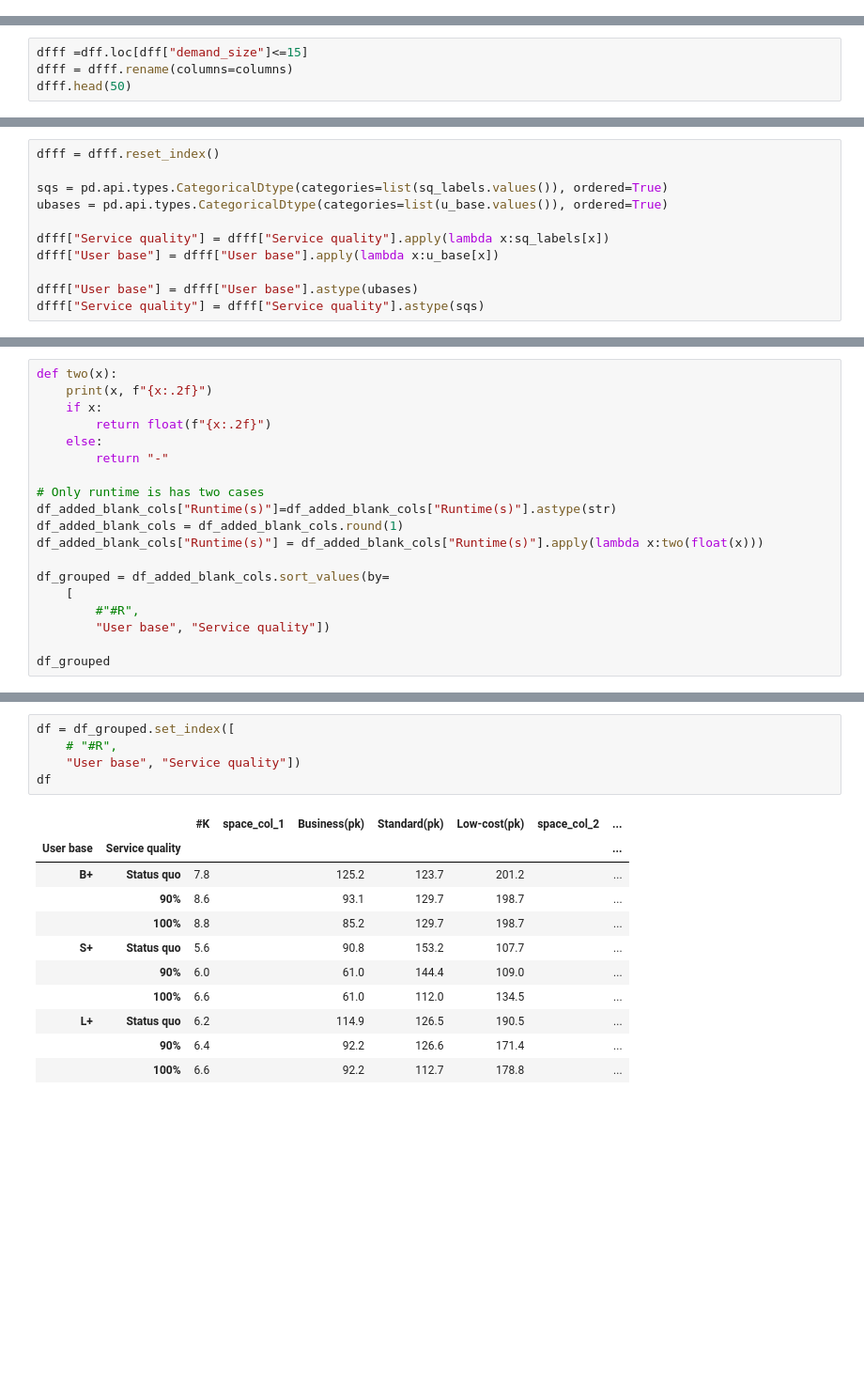
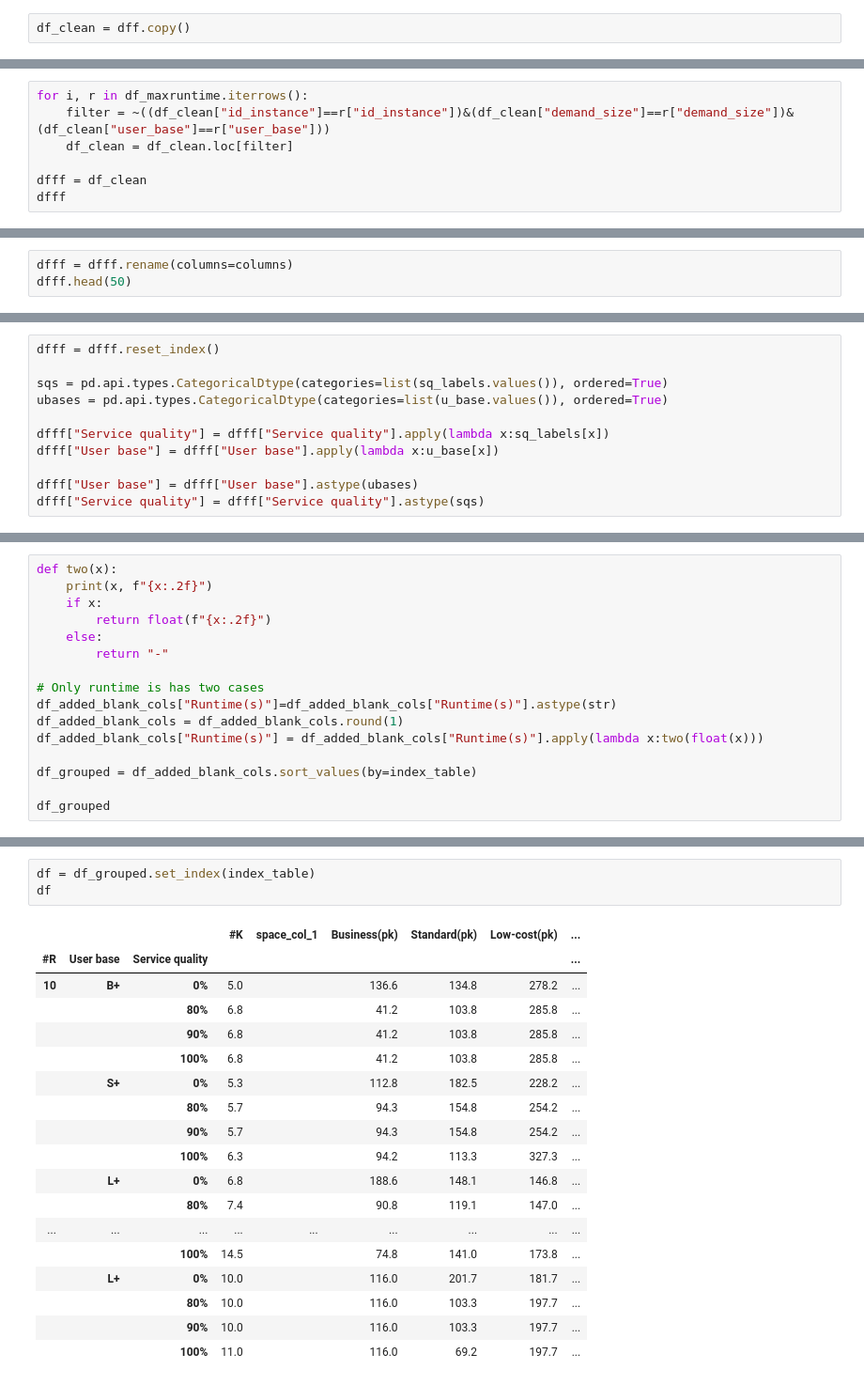
Before and after one commit to brenobeirigo/input_tripdata, a Jupyter notebook: analysis/darp_sq.ipynb, the cells around one changed output, grey strips where cells are left out. Shown at 94% size. Cells and saved outputs as stored; diff of their text form; blank space fills up the shorter version.

```diff
--- a/analysis/darp_sq.ipynb
+++ b/analysis/darp_sq.ipynb
@@ -115,0 +141,2 @@ dff
+# %%
+df_clean = dff.copy()
@@ -115,0 +159,7 @@ dff
+# %%
+for i, r in df_maxruntime.iterrows():
+    filter = ~((df_clean["id_instance"]==r["id_instance"])&(df_clean["demand_size"]==r["demand_size"])&(df_clean["user_base"]==r["user_base"]))
+    df_clean = df_clean.loc[filter]
+
+dfff = df_clean
+dfff
@@ -116,5 +182,4 @@ dff
 # %%
-dfff =dff.loc[dff["demand_size"]<=15]
 dfff = dfff.rename(columns=columns)
 dfff.head(50)
 # %% [output]
@@ -231,10 +347,7 @@ df_added_blank_cols["Runtime(s)"]=df_added_blank_cols["Runtime(s)"].astype(str)
 df_added_blank_cols = df_added_blank_cols.round(1)
 df_added_blank_cols["Runtime(s)"] = df_added_blank_cols["Runtime(s)"].apply(lambda x:two(float(x)))
 
-df_grouped = df_added_blank_cols.sort_values(by=
-    [
-        #"#R",
-        "User base", "Service quality"])
+df_grouped = df_added_blank_cols.sort_values(by=index_table)
 
 df_grouped
 # %% [output]
@@ -265,17 +393,22 @@ See the caveats in the documentation: https://pandas.pydata.org/pandas-docs/stab
 # %%
-df = df_grouped.set_index([
-    # "#R",
-    "User base", "Service quality"])
+df = df_grouped.set_index(index_table)
 df
 # %% [output]
-|  |  | #K | space_col_1 | Business(pk) | Standard(pk) | Low-cost(pk) | space_col_2 | ... |
-| User base | Service quality |  |  |  |  |  |  | ... |
-| B+ | Status quo | 7.8 |  | 125.2 | 123.7 | 201.2 |  | ... |
-|  | 90% | 8.6 |  | 93.1 | 129.7 | 198.7 |  | ... |
-|  | 100% | 8.8 |  | 85.2 | 129.7 | 198.7 |  | ... |
-| S+ | Status quo | 5.6 |  | 90.8 | 153.2 | 107.7 |  | ... |
-|  | 90% | 6.0 |  | 61.0 | 144.4 | 109.0 |  | ... |
-|  | 100% | 6.6 |  | 61.0 | 112.0 | 134.5 |  | ... |
-| L+ | Status quo | 6.2 |  | 114.9 | 126.5 | 190.5 |  | ... |
-|  | 90% | 6.4 |  | 92.2 | 126.6 | 171.4 |  | ... |
-|  | 100% | 6.6 |  | 92.2 | 112.7 | 178.8 |  | ... |
+|  |  |  | #K | space_col_1 | Business(pk) | Standard(pk) | Low-cost(pk) | ... |
+| #R | User base | Service quality |  |  |  |  |  | ... |
+| 10 | B+ | 0% | 5.0 |  | 136.6 | 134.8 | 278.2 | ... |
+|  |  | 80% | 6.8 |  | 41.2 | 103.8 | 285.8 | ... |
+|  |  | 90% | 6.8 |  | 41.2 | 103.8 | 285.8 | ... |
+|  |  | 100% | 6.8 |  | 41.2 | 103.8 | 285.8 | ... |
+|  | S+ | 0% | 5.3 |  | 112.8 | 182.5 | 228.2 | ... |
+|  |  | 80% | 5.7 |  | 94.3 | 154.8 | 254.2 | ... |
+|  |  | 90% | 5.7 |  | 94.3 | 154.8 | 254.2 | ... |
+|  |  | 100% | 6.3 |  | 94.2 | 113.3 | 327.3 | ... |
+|  | L+ | 0% | 6.8 |  | 188.6 | 148.1 | 146.8 | ... |
+|  |  | 80% | 7.4 |  | 90.8 | 119.1 | 147.0 | ... |
+| ... | ... | ... | ... | ... | ... | ... | ... | ... |
+|  |  | 100% | 14.5 |  | 74.8 | 141.0 | 173.8 | ... |
+|  | L+ | 0% | 10.0 |  | 116.0 | 201.7 | 181.7 | ... |
+|  |  | 80% | 10.0 |  | 116.0 | 103.3 | 197.7 | ... |
+|  |  | 90% | 10.0 |  | 116.0 | 103.3 | 197.7 | ... |
+|  |  | 100% | 11.0 |  | 116.0 | 69.2 | 197.7 | ... |
```
Also changed, not shown: parts of 20 cells of this notebook.
